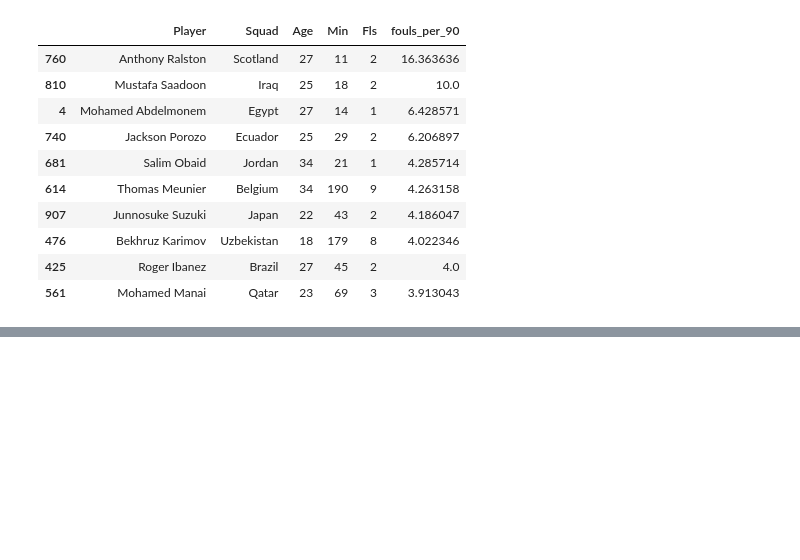
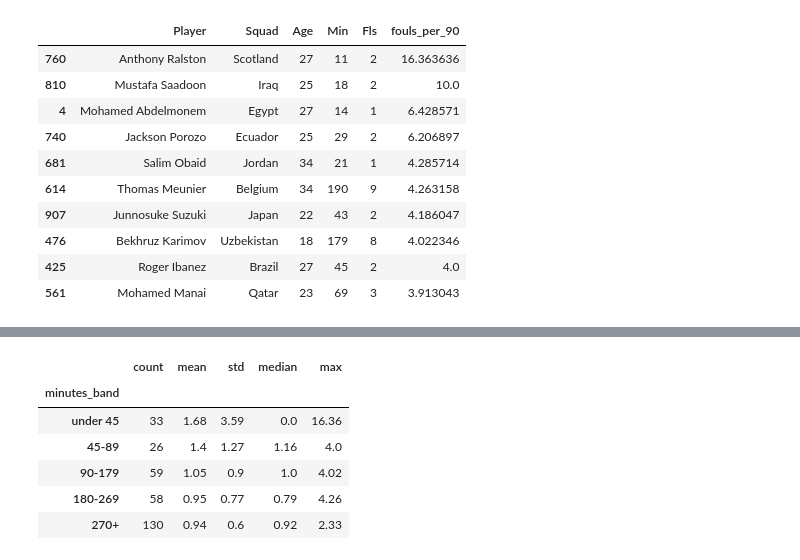
Before and after one commit to nicholasnelson/hit140-group18, a Jupyter notebook: nic/defender_age_fouls.ipynb, the cells around one changed output, grey strips where cells are left out. Cells and saved outputs as stored; diff of their text form; code cells hidden in the pictures; blank space fills up the shorter version.

```diff
--- a/nic/defender_age_fouls.ipynb
+++ b/nic/defender_age_fouls.ipynb
@@ -213,0 +226,19 @@ defenders[["Player", "Squad", "Age", "Min", "Fls", "fouls_per_90"]].sort_values(
+# %%
+# half a match, a match, two matches...
+bins = [0, 45, 90, 180, 270, 900]
+labels = ["under 45", "45-89", "90-179", "180-269", "270+"]
+
+# right=False -> each band includes its lower edge
+defenders["minutes_band"] = pd.cut(defenders["Min"], bins=bins, labels=labels, right=False)
+
+summary = defenders.groupby("minutes_band")["fouls_per_90"].agg(["count", "mean", "std", "median", "max"])
+
+summary.round(2)
+# %% [output]
+|  | count | mean | std | median | max |
+| minutes_band |  |  |  |  |  |
+| under 45 | 33 | 1.68 | 3.59 | 0.0 | 16.36 |
+| 45-89 | 26 | 1.4 | 1.27 | 1.16 | 4.0 |
+| 90-179 | 59 | 1.05 | 0.9 | 1.0 | 4.02 |
+| 180-269 | 58 | 0.95 | 0.77 | 0.79 | 4.26 |
+| 270+ | 130 | 0.94 | 0.6 | 0.92 | 2.33 |
```
Also changed, not shown: parts of 4 cells of this notebook.
